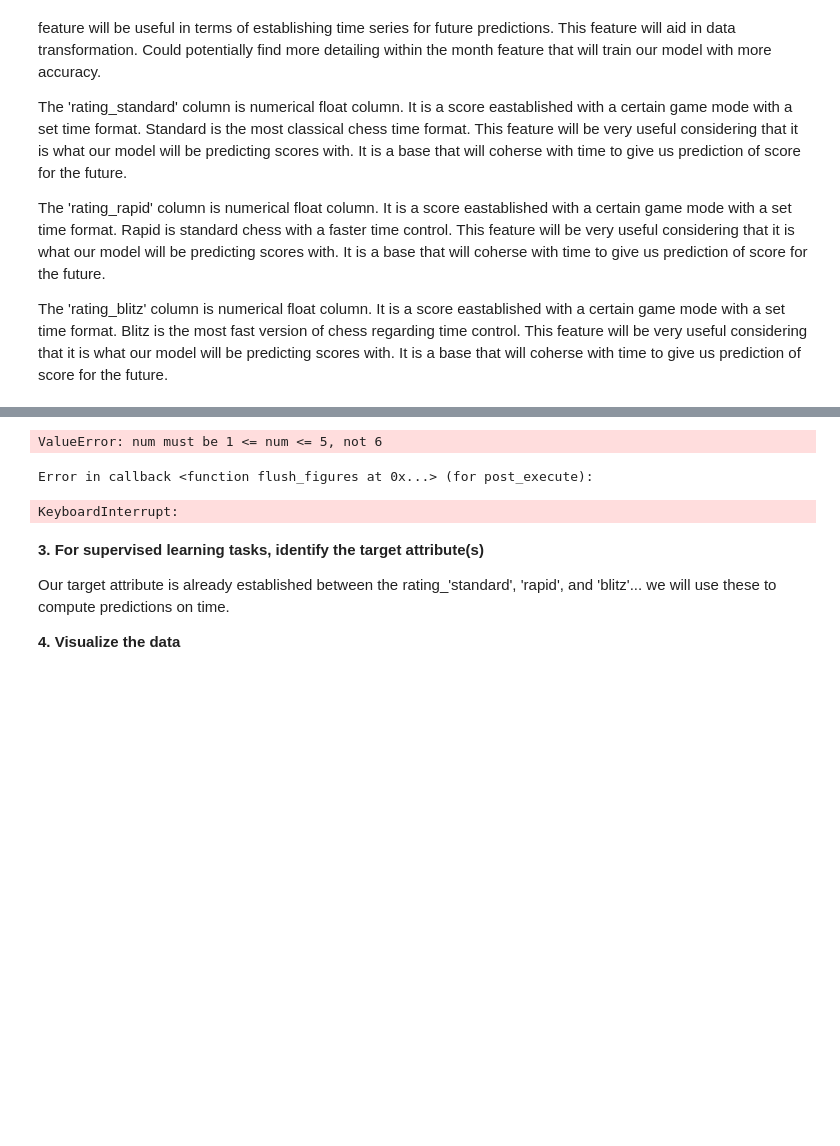
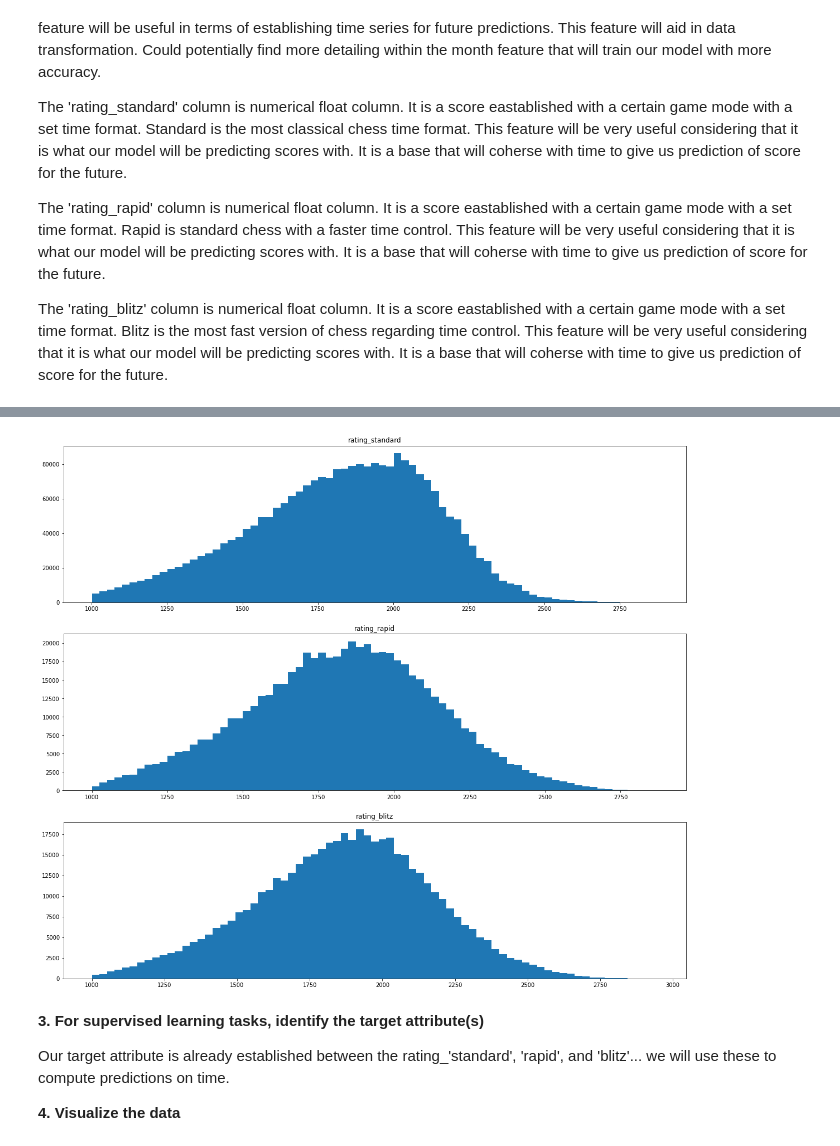
Before and after one commit to marchesem764/MLFinalProject, a Jupyter notebook: FIDE.ipynb, the cells around one changed output, grey strips where cells are left out. Cells and saved outputs as stored; diff of their text form; code cells hidden in the pictures; blank space fills up the shorter version.

```diff
--- a/FIDE.ipynb
+++ b/FIDE.ipynb
@@ -270,13 +387,11 @@ attrs = ['fide_id', 'name', 'federation', 'gender', 'title', 'year', 'month', 'r
 # %%
-plt.figure(figsize=(20,50))
-for i, attr in enumerate(data):
+plt.figure(figsize=(20,30))
+for i, attr in enumerate(rating_attrs):
     plt.subplot(5, 1, i+1)
-    plt.title(attrs)
+    plt.title(attr)
     plt.hist(data[attr], bins=75)
 # %% [output]
-ValueError: num must be 1 <= num <= 5, not 6
-Error in callback <function flush_figures at 0x...> (for post_execute):
-KeyboardInterrupt:
+[figure, added]
 # %% [markdown]
 **3. For supervised learning tasks, identify the target attribute(s)**
 
```
Also changed, not shown: parts of 16 cells of this notebook.
